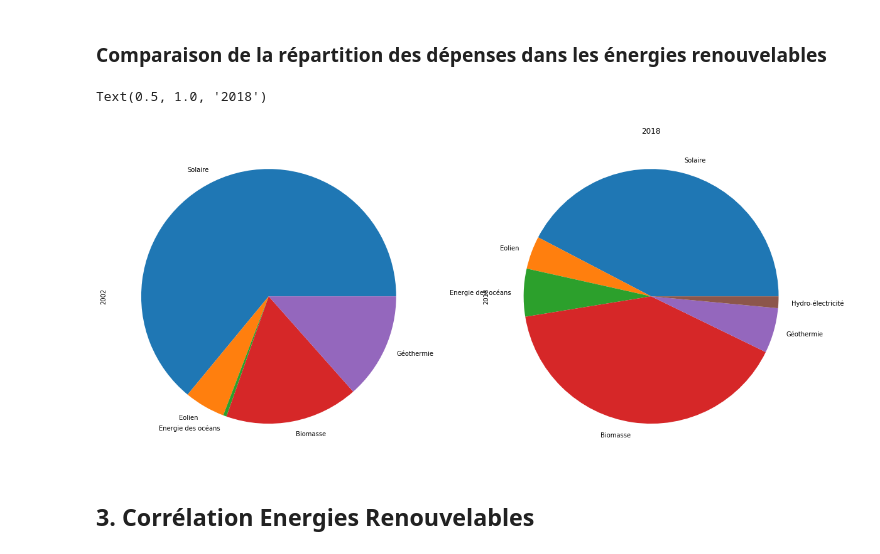
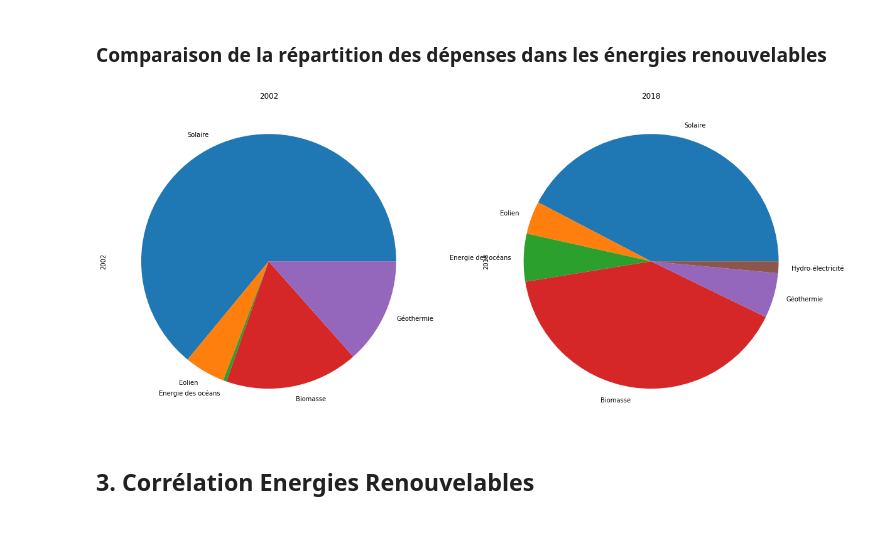
Before and after one commit to ms2020bgd/Thomas_Mensch, a Jupyter notebook: INFMDI721/hackathon/hackathon_Energie.ipynb, the cells around one changed output. Drawn from its saved outputs; the diff is of its cells as text; code cells hidden in the pictures.

```diff
--- a/INFMDI721/hackathon/hackathon_Energie.ipynb
+++ b/INFMDI721/hackathon/hackathon_Energie.ipynb
@@ -315,23 +306,21 @@ plt.show()
 # %% [markdown]
 ### Comparaison de la répartition des dépenses dans les énergies renouvelables
 # %%
-
 df_transp_renouv_pie = df_renouv[df_renouv.columns[:18]].set_index('Level 2')
 
 df_transp_renouv_pie.drop(['Non alloué', 'Autres'], axis=0, inplace=True)
 
-fig, axes = plt.subplots(1, 2, figsize=(20,20))
+fig, axes = plt.subplots(1, 2, figsize=(20,10))
 
 df_transp_renouv_pie.plot.pie(y='2002',
                               ax=axes[0], legend=False)
-plt.title('2002')
+axes[0].set_title('2002')
 
 df_transp_renouv_pie.plot.pie(y='2018',
                               ax=axes[1], legend=False)
-plt.title('2018')
+axes[1].set_title('2018');
 # %% [output]
-Text(0.5, 1.0, '2018')
-[figure, old version]
+[figure, new version]
 # %% [markdown]
 ## 3. Corrélation Energies Renouvelables
 # %%
```
Also changed, not shown: parts of 22 cells of this notebook.
